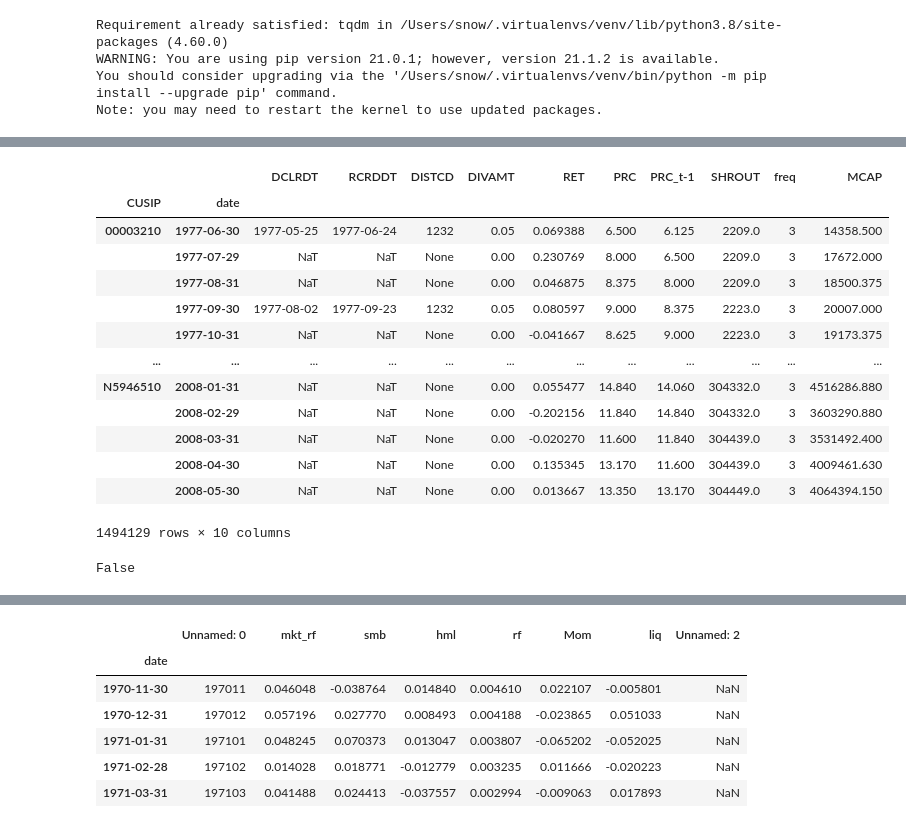
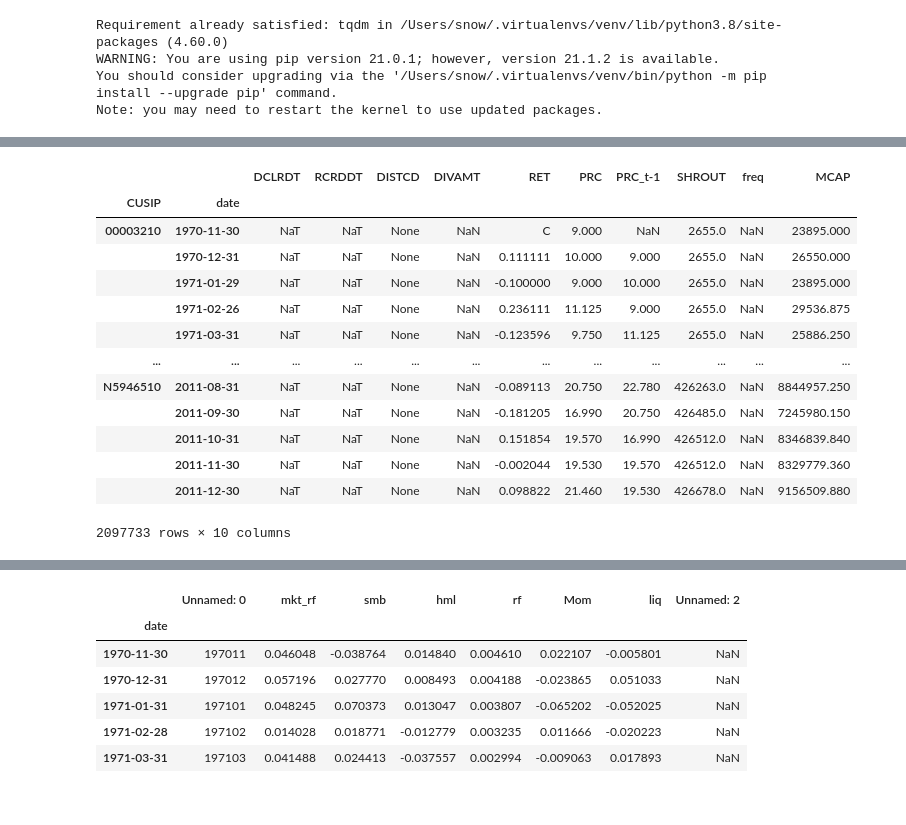
Before and after one commit to ptakchun/FINA4359-Project, a Jupyter notebook: table3.ipynb, the cells around one changed output, grey strips where cells are left out. Cells and saved outputs as stored; diff of their text form; code cells hidden in the pictures.

```diff
--- a/table3.ipynb
+++ b/table3.ipynb
@@ -84,45 +82,38 @@ crsp_df.head()
 # %%
 crsp_div_df = crsp_df[['date','CUSIP','DCLRDT','RCRDDT','DISTCD','DIVAMT','PRC','PRC_t-1','RET','SHROUT','month']].copy()
 crsp_div_df
-crsp_div_df.sort_values(by=['CUSIP','date'], ascending=True, inplace=True)
+# crsp_div_df.sort_values(by=['CUSIP','date'], ascending=True, inplace=True)
 crsp_div_df = crsp_div_df.groupby(by=['CUSIP','date']).agg({
      'DCLRDT': 'last',
      'RCRDDT': 'last',
      'DISTCD': 'last',
-     'DIVAMT': 'sum',
-     'RET':'max',
+     'DIVAMT': 'last',
+     'RET':'last',
      'PRC': 'last',
      'PRC_t-1': 'last',
      'SHROUT': 'last'})
-crsp_div_df.sort_values(by=['CUSIP','date'], ascending=True, inplace=True)
+# crsp_div_df.sort_values(by=['CUSIP','date'], ascending=True, inplace=True)
 crsp_div_df['freq'] = None
 crsp_div_df['freq'] = crsp_div_df[crsp_div_df.RCRDDT.isna()==False]['DISTCD'].apply(lambda x: x[2:3] if x is not None else None)
-crsp_div_df['freq'] = crsp_div_df.groupby(by=['CUSIP']).fillna(method='ffill', limit=11)['freq']
 
-fil_C = (crsp_div_df["PRC_t-1"] >= 5) & (crsp_div_df.freq < '6')
-crsp_div_df = crsp_div_df[fil_C]
+# fil_C = (crsp_div_df["PRC_t-1"] >= 5) & (crsp_div_df.freq < '6')
+# crsp_div_df = crsp_div_df[fil_C]
 
 crsp_div_df['MCAP'] = crsp_div_df['PRC'] * crsp_div_df['SHROUT']
 crsp_div_df
 # %% [output]
 |  |  | DCLRDT | RCRDDT | DISTCD | DIVAMT | RET | PRC | PRC_t-1 | SHROUT | freq | MCAP |
 | CUSIP | date |  |  |  |  |  |  |  |  |  |  |
-| 00003210 | 1977-06-30 | 1977-05-25 | 1977-06-24 | 1232 | 0.05 | 0.069388 | 6.500 | 6.125 | 2209.0 | 3 | 14358.500 |
-|  | 1977-07-29 | NaT | NaT | None | 0.00 | 0.230769 | 8.000 | 6.500 | 2209.0 | 3 | 17672.000 |
-|  | 1977-08-31 | NaT | NaT | None | 0.00 | 0.046875 | 8.375 | 8.000 | 2209.0 | 3 | 18500.375 |
-|  | 1977-09-30 | 1977-08-02 | 1977-09-23 | 1232 | 0.05 | 0.080597 | 9.000 | 8.375 | 2223.0 | 3 | 20007.000 |
-|  | 1977-10-31 | NaT | NaT | None | 0.00 | -0.041667 | 8.625 | 9.000 | 2223.0 | 3 | 19173.375 |
+| 00003210 | 1970-11-30 | NaT | NaT | None | NaN | C | 9.000 | NaN | 2655.0 | NaN | 23895.000 |
+|  | 1970-12-31 | NaT | NaT | None | NaN | 0.111111 | 10.000 | 9.000 | 2655.0 | NaN | 26550.000 |
+|  | 1971-01-29 | NaT | NaT | None | NaN | -0.100000 | 9.000 | 10.000 | 2655.0 | NaN | 23895.000 |
+|  | 1971-02-26 | NaT | NaT | None | NaN | 0.236111 | 11.125 | 9.000 | 2655.0 | NaN | 29536.875 |
+|  | 1971-03-31 | NaT | NaT | None | NaN | -0.123596 | 9.750 | 11.125 | 2655.0 | NaN | 25886.250 |
 | ... | ... | ... | ... | ... | ... | ... | ... | ... | ... | ... | ... |
-| N5946510 | 2008-01-31 | NaT | NaT | None | 0.00 | 0.055477 | 14.840 | 14.060 | 304332.0 | 3 | 4516286.880 |
-|  | 2008-02-29 | NaT | NaT | None | 0.00 | -0.202156 | 11.840 | 14.840 | 304332.0 | 3 | 3603290.880 |
-|  | 2008-03-31 | NaT | NaT | None | 0.00 | -0.020270 | 11.600 | 11.840 | 304439.0 | 3 | 3531492.400 |
-|  | 2008-04-30 | NaT | NaT | None | 0.00 | 0.135345 | 13.170 | 11.600 | 304439.0 | 3 | 4009461.630 |
-|  | 2008-05-30 | NaT | NaT | None | 0.00 | 0.013667 | 13.350 | 13.170 | 304449.0 | 3 | 4064394.150 |
+| N5946510 | 2011-08-31 | NaT | NaT | None | NaN | -0.089113 | 20.750 | 22.780 | 426263.0 | NaN | 8844957.250 |
+|  | 2011-09-30 | NaT | NaT | None | NaN | -0.181205 | 16.990 | 20.750 | 426485.0 | NaN | 7245980.150 |
+|  | 2011-10-31 | NaT | NaT | None | NaN | 0.151854 | 19.570 | 16.990 | 426512.0 | NaN | 8346839.840 |
+|  | 2011-11-30 | NaT | NaT | None | NaN | -0.002044 | 19.530 | 19.570 | 426512.0 | NaN | 8329779.360 |
+|  | 2011-12-30 | NaT | NaT | None | NaN | 0.098822 | 21.460 | 19.530 | 426678.0 | NaN | 9156509.880 |
-1494129 rows × 10 columns
+2097733 rows × 10 columns
-# %%
-# a = pd.Series(['1.0',2.0,100.0,'C','B'])
-# a < '65'
-'B' < '65'
-# %% [output]
-False
 # %%
```
Also changed, not shown: parts of 9 cells of this notebook.
